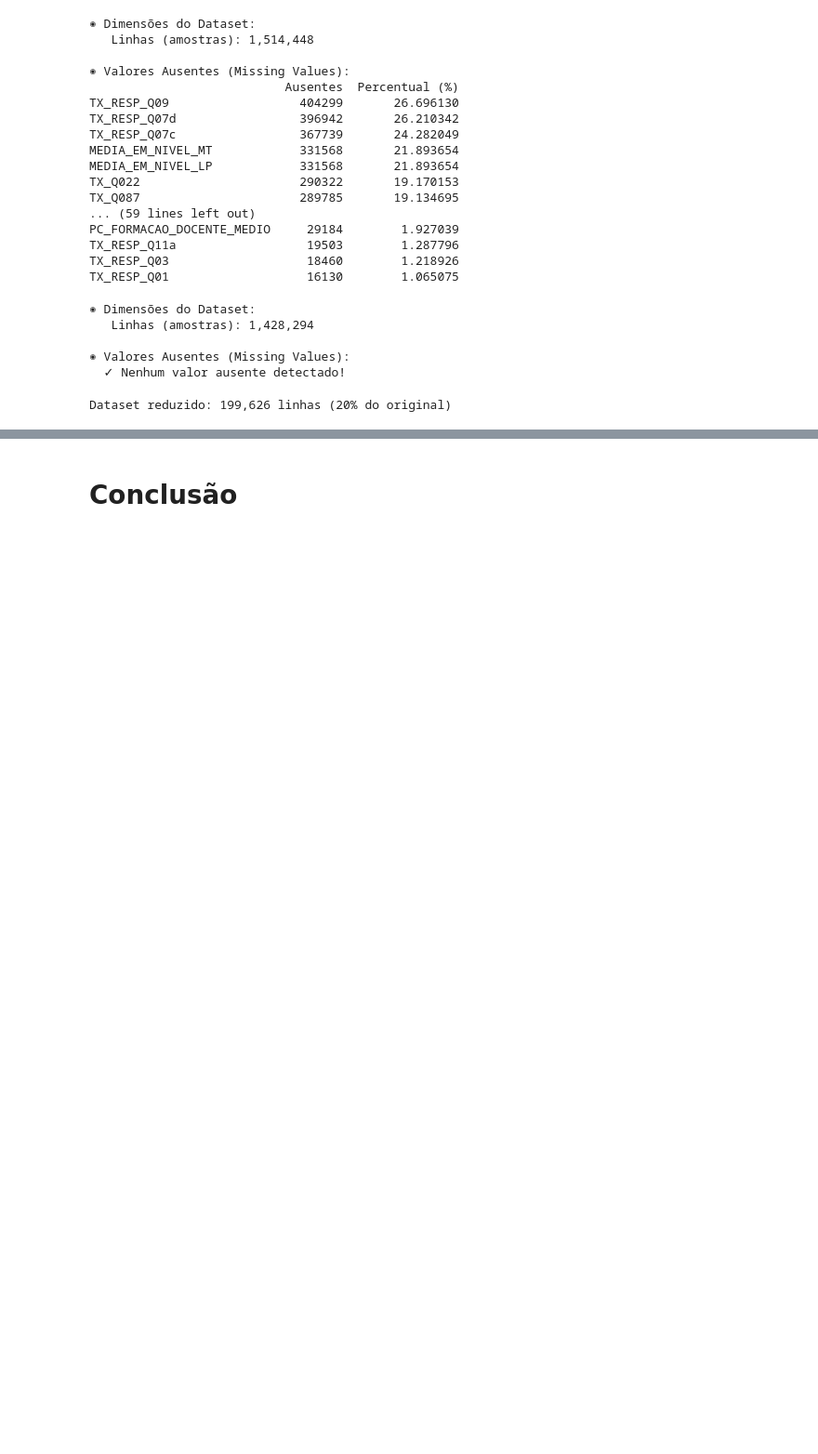
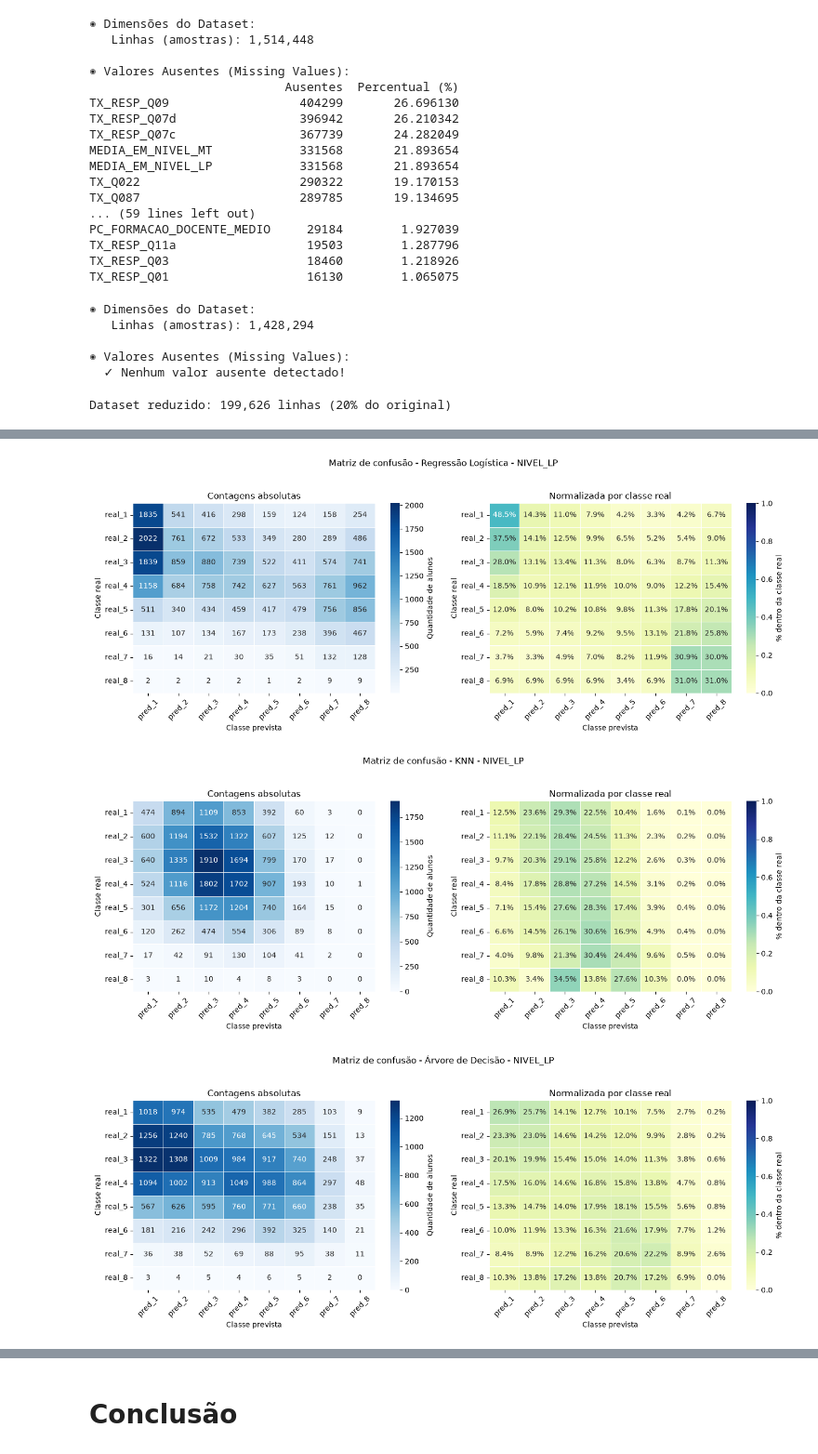
Before and after one commit to acarolls/projeto_IML, a Jupyter notebook: NotebookFinal.ipynb, the cells around one changed output, grey strips where cells are left out. Shown at 93% size. Drawn from its saved outputs; the diff is of its cells as text; code cells hidden in the pictures; blank space fills up the shorter version.

```diff
--- a/NotebookFinal.ipynb
+++ b/NotebookFinal.ipynb
@@ -2308,0 +1896,62 @@ TX_RESP_Q02      0.012242
+# %%
+import numpy as np
+import pandas as pd
+import matplotlib.pyplot as plt
+import seaborn as sns
+
+if "matrizes_confusao" not in globals():
+    raise NameError("Execute primeiro a célula que monta matrizes_confusao.")
+
+
+def plotar_matriz_confusao(alvo: str, nome_modelo: str, matriz: pd.DataFrame) -> None:
+    matriz_absoluta = matriz.astype(int)
+    totais_linha = matriz_absoluta.sum(axis=1).replace(0, np.nan)
+    matriz_normalizada = matriz_absoluta.div(totais_linha, axis=0).fillna(0)
+
+    largura = max(12, matriz_absoluta.shape[1] * 1.7)
+    altura = max(4.5, matriz_absoluta.shape[0] * 0.65)
+    figura, eixos = plt.subplots(1, 2, figsize=(largura, altura))
+
+    sns.heatmap(
+        matriz_absoluta,
+        annot=True,
+        fmt="d",
+        cmap="Blues",
+        linewidths=0.4,
+        linecolor="white",
+        cbar_kws={"label": "Quantidade de alunos"},
+        ax=eixos[0],
+    )
+    eixos[0].set_title("Contagens absolutas")
+
+    sns.heatmap(
+        matriz_normalizada,
+        annot=True,
+        fmt=".1%",
+        cmap="YlGnBu",
+        vmin=0,
+        vmax=1,
+        linewidths=0.4,
+        linecolor="white",
+        cbar_kws={"label": "% dentro da classe real"},
+        ax=eixos[1],
+    )
+    eixos[1].set_title("Normalizada por classe real")
+
+    for eixo in eixos:
+        eixo.set_xlabel("Classe prevista")
+        eixo.set_ylabel("Classe real")
+        eixo.tick_params(axis="x", rotation=45)
+        eixo.tick_params(axis="y", rotation=0)
+
+    figura.suptitle(f"Matriz de confusão - {nome_modelo} - {alvo}", y=1.03)
+    figura.tight_layout()
+    plt.show()
+
+
+for (alvo, nome_modelo), matriz in matrizes_confusao.items():
+    plotar_matriz_confusao(alvo, nome_modelo, matriz)
+# %% [output]
+[figure, added]
+[figure, added]
+[figure, added]
```
Also changed, not shown: parts of 37 cells of this notebook, 3 other files.
